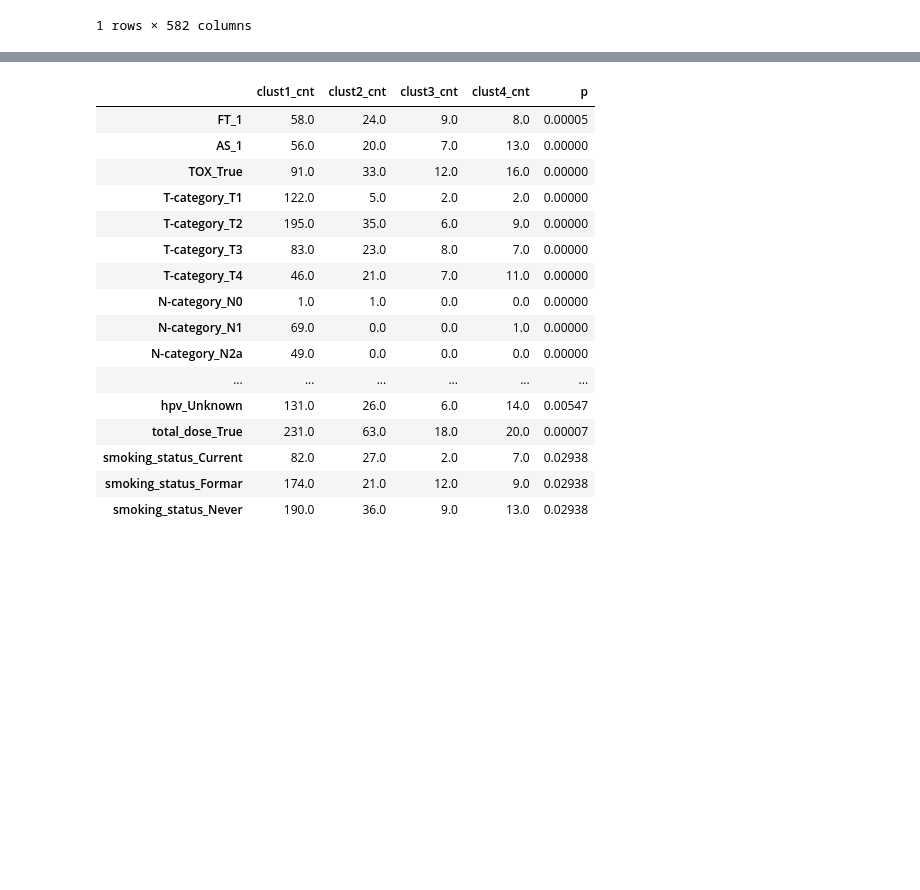
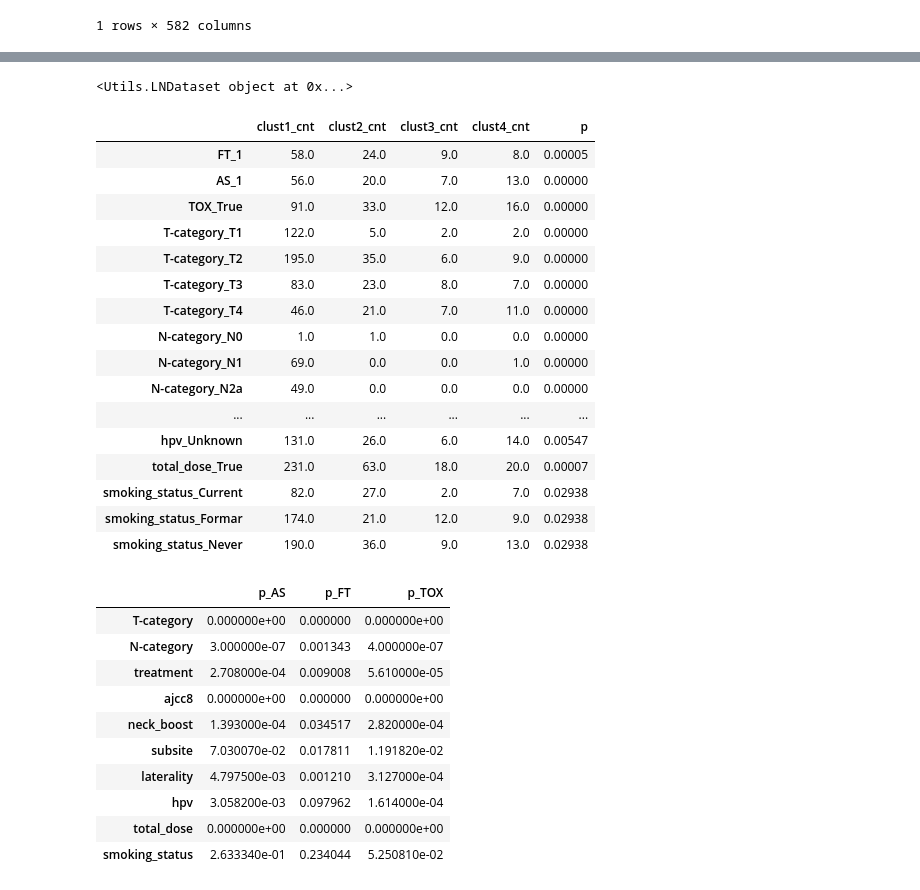
Before and after one commit to tehwentzel/LN_similarity, a Jupyter notebook: Clinical_Paper_Clustering.ipynb, the cells around one changed output, grey strips where cells are left out. Drawn from its saved outputs; the diff is of its cells as text; code cells hidden in the pictures; blank space fills up the shorter version.

```diff
--- a/Clinical_Paper_Clustering.ipynb
+++ b/Clinical_Paper_Clustering.ipynb
@@ -493,12 +559,13 @@ finalized_sorted_clusters(sd).T
 def format_cluster_df(clusters, sd, categories, td_threshold = 70):
     df = sd.data.loc[:,categories]
     df = df.merge(clusters, on = 'id')
+    print(sd)
     df['total_dose'] = df['total_dose'] >= td_threshold
     df['laterality'] = (df['laterality'] == 'Bilateral').astype('int')
     return df
 
 def complete_cluster_correlations(clusters, sd):
-    categories = ['FT','AS','TOX','T-category','N-category','ajcc8','neck_boost','subsite','laterality','hpv','total_dose','smoking_status']
+    categories = ['FT','AS','TOX','T-category','N-category','treatment','ajcc8','neck_boost','subsite','laterality','hpv','total_dose','smoking_status']
     df = format_cluster_df(clusters, sd, categories)
     #remove later
 #     df.loc[df[(df.subsite != 'BOT') & (df.subsite != 'Tonsil')].index,'subsite'] = 'Other'
@@ -530,6 +597,7 @@ def complete_cluster_correlations(clusters, sd):
 
 complete_cluster_correlations(finalized_sorted_clusters(sd), sd)
 # %% [output]
+<Utils.LNDataset object at 0x...>
 |  | clust1_cnt | clust2_cnt | clust3_cnt | clust4_cnt | p |
 | FT_1 | 58.0 | 24.0 | 9.0 | 8.0 | 0.00005 |
 | AS_1 | 56.0 | 20.0 | 7.0 | 13.0 | 0.00000 |
@@ -547,6 +615,44 @@ complete_cluster_correlations(finalized_sorted_clusters(sd), sd)
 | smoking_status_Current | 82.0 | 27.0 | 2.0 | 7.0 | 0.02938 |
 | smoking_status_Formar | 174.0 | 21.0 | 12.0 | 9.0 | 0.02938 |
 | smoking_status_Never | 190.0 | 36.0 | 9.0 | 13.0 | 0.02938 |
+# %%
+def format_correlation_df(sd, categories, td_threshold = 70):
+    df = sd.data.loc[:,categories+["FT","AS","TOX"]]
+    df['total_dose'] = df['total_dose'] >= td_threshold
+    df['laterality'] = (df['laterality'] == 'Bilateral').astype('int')
+    return df
+
+def toxicity_correlations(sd):
+    categories = ['T-category','N-category','treatment','ajcc8','neck_boost','subsite','laterality','hpv','total_dose','smoking_status']
+    df = format_correlation_df(sd, categories)
+    #remove later
+#     df.loc[df[(df.subsite != 'BOT') & (df.subsite != 'Tonsil')].index,'subsite'] = 'Other'
+    var_dict = {}
+    for cat in categories:
+        row = {}
+        clean_df = df.loc[df[cat].notna()].loc[:,['TOX','FT','AS',cat]]
+        y = clean_df[cat].values.reshape(-1,1)
+        for toxicity in ['TOX','FT','AS']:
+            x = clean_df[toxicity].values.reshape(-1,1)
+            p_val = fisher_correlation(x,y,2)
+            row['p_'+toxicity] = np.round(p_val,7)
+        rowname = str(cat)
+        var_dict[rowname] = row
+    return pd.DataFrame(var_dict).T
+
+toxicity_correlations(sd)
+# %% [output]
+|  | p_AS | p_FT | p_TOX |
+| T-category | 0.000000e+00 | 0.000000 | 0.000000e+00 |
+| N-category | 3.000000e-07 | 0.001343 | 4.000000e-07 |
+| treatment | 2.708000e-04 | 0.009008 | 5.610000e-05 |
+| ajcc8 | 0.000000e+00 | 0.000000 | 0.000000e+00 |
+| neck_boost | 1.393000e-04 | 0.034517 | 2.820000e-04 |
+| subsite | 7.030070e-02 | 0.017811 | 1.191820e-02 |
+| laterality | 4.797500e-03 | 0.001210 | 3.127000e-04 |
+| hpv | 3.058200e-03 | 0.097962 | 1.614000e-04 |
+| total_dose | 0.000000e+00 | 0.000000 | 0.000000e+00 |
+| smoking_status | 2.633340e-01 | 0.234044 | 5.250810e-02 |
 # %%
 def print_cluster_summaries(clusters, sd):
     cluster_df = add_outcomes(clusters, sd).merge(sd.dual_monograms, on='id').merge(sd.spread,on='id')
```
Also changed, not shown: parts of 21 cells of this notebook, 1 other file.
